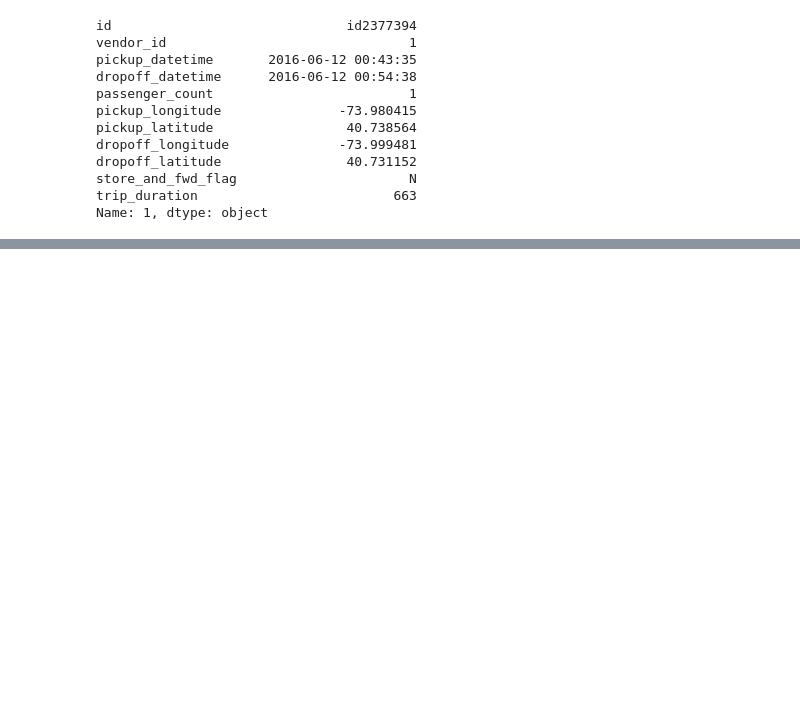
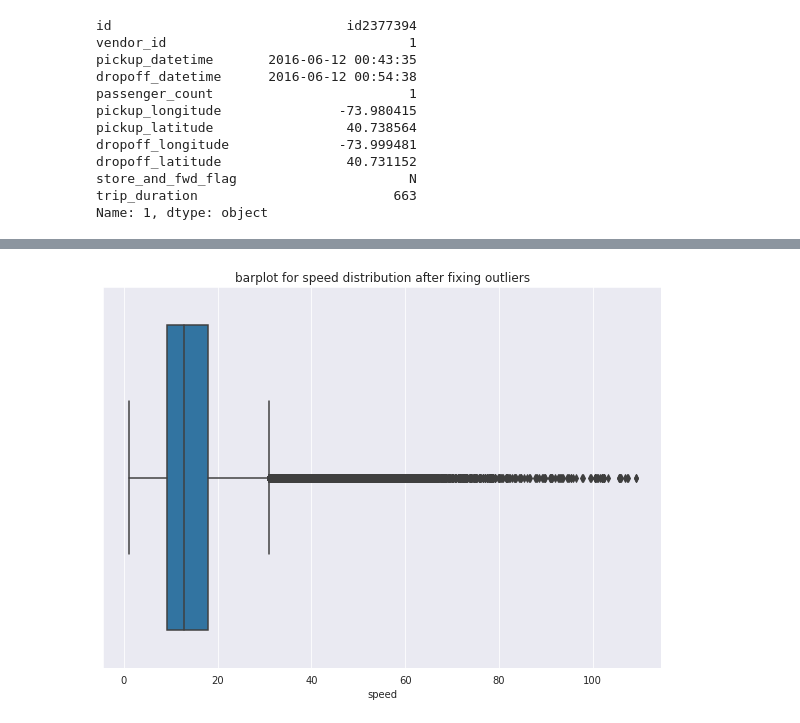
Before and after one commit to Minazuddin37/NYC-taxi-trip-time-prediction, a Jupyter notebook: Taxi_Trip_Time_Prediction_Capstone_Project.ipynb, the cells around one changed output, grey strips where cells are left out. Saved outputs shown, nothing was run; the diff lists cells and outputs as text; code cells hidden in the pictures; blank space fills up the shorter version.

```diff
--- a/Taxi_Trip_Time_Prediction_Capstone_Project.ipynb
+++ b/Taxi_Trip_Time_Prediction_Capstone_Project.ipynb
@@ -111,0 +230,12 @@ df.describe()
+# %%
+#keeping the data where speed is less than 110 kmph only
+df = df[~(df.speed < 1)]
+df = df[~(df.speed > 110)]
+# %%
+plt.figure(figsize=(10,7))
+sns.set_style("darkgrid")
+sns.boxplot(df['speed'], orient='horizontal')
+plt.title('barplot for speed distribution after fixing outliers')
+plt.show()
+# %% [output]
+[figure, added]
```
Also changed, not shown: parts of 123 cells of this notebook.
